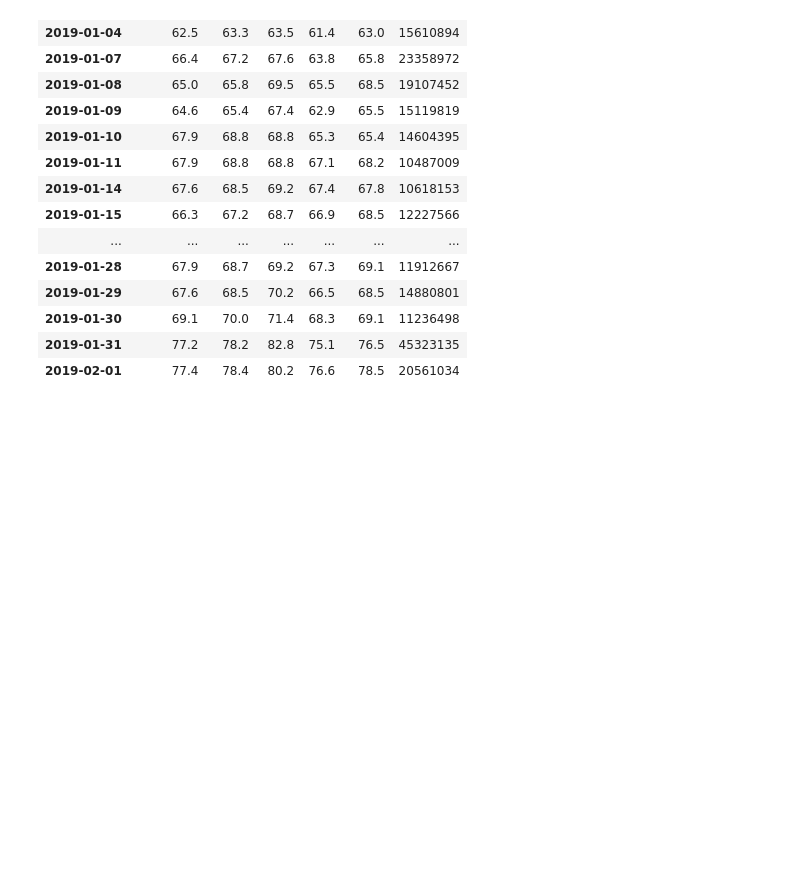
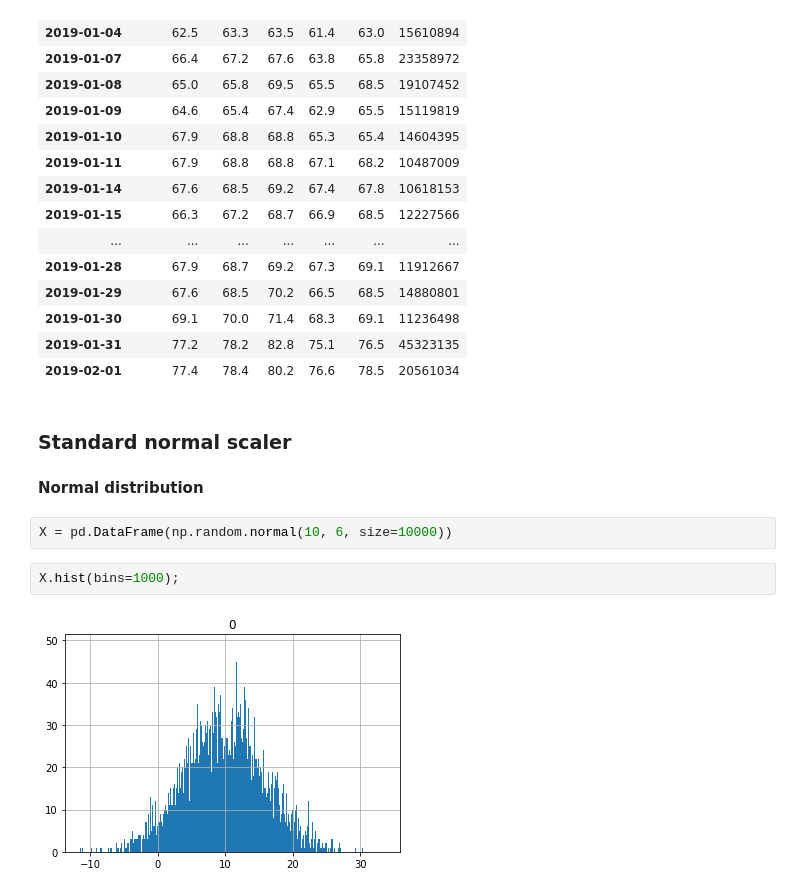
Before and after one commit to Kasimova2022/ml-sagemaker, a Jupyter notebook: fin-ml/introduction.ipynb, the cells around one changed output. Saved outputs shown, nothing was run; the diff lists cells and outputs as text; blank space fills up the shorter version.

```diff
--- a/fin-ml/introduction.ipynb
+++ b/fin-ml/introduction.ipynb
@@ -143,3 +165,13 @@ data_web
 | 2019-01-30 | 69.1 | 70.0 | 71.4 | 68.3 | 69.1 | 11236498 |
 | 2019-01-31 | 77.2 | 78.2 | 82.8 | 75.1 | 76.5 | 45323135 |
 | 2019-02-01 | 77.4 | 78.4 | 80.2 | 76.6 | 78.5 | 20561034 |
+# %% [markdown]
+### Standard normal scaler
+# %% [markdown]
+**Normal distribution**
+# %%
+X = pd.DataFrame(np.random.normal(10, 6, size=10000))
+# %%
+X.hist(bins=1000);
+# %% [output]
+[figure, added]
```
Also changed, not shown: parts of 19 cells of this notebook.
